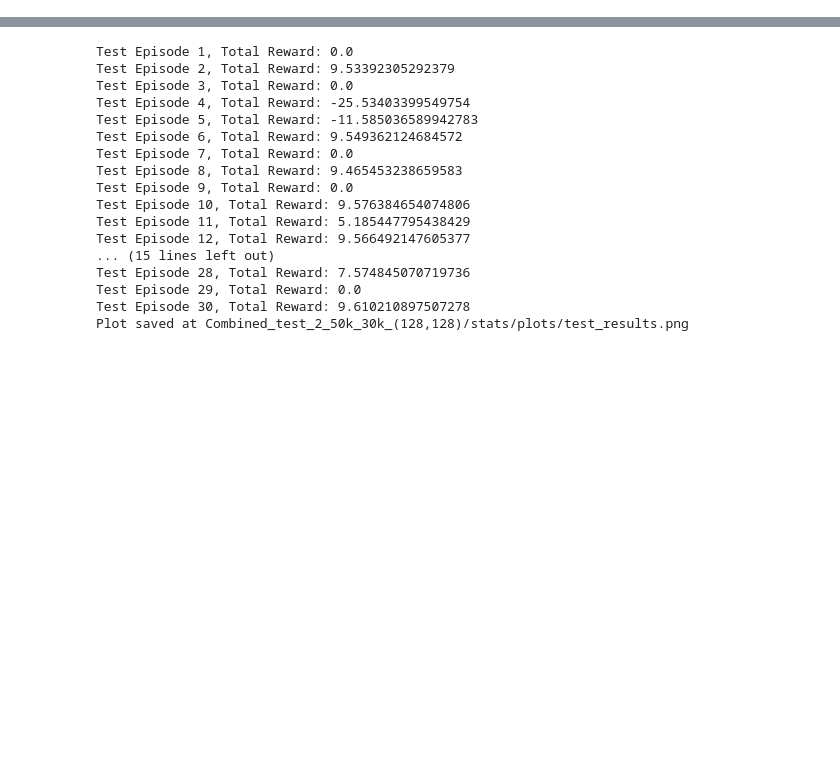
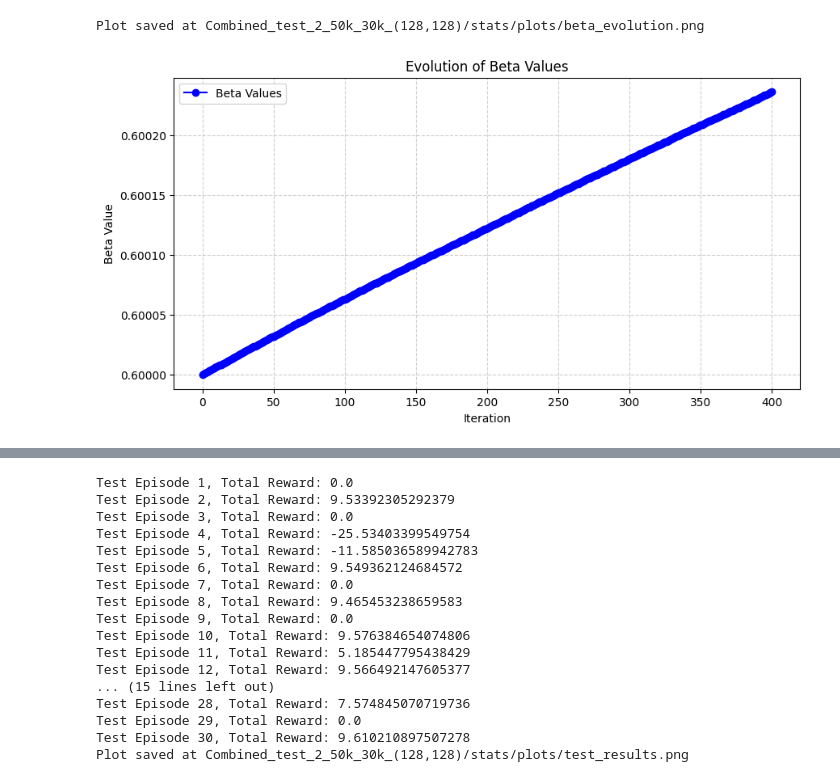
Before and after one commit to JoJoBarthold2/hockey-en-mallorca, a Jupyter notebook: src/hockey-env/test_agent_on_hockey_after_training.ipynb, the cells around one changed output, grey strips where cells are left out. Drawn from its saved outputs; the diff is of its cells as text; code cells hidden in the pictures; blank space fills up the shorter version.

Commit message:
fixed winrates and added more plotting functions

```diff
--- a/src/hockey-env/test_agent_on_hockey_after_training.ipynb
+++ b/src/hockey-env/test_agent_on_hockey_after_training.ipynb
@@ -47,0 +48,6 @@ Plot saved at Combined_test_2_50k_30k_(128,128)/stats/plots/losses_plot.png
+# %%
+betas = sf.load_betas(env_name)
+sf.plot_beta_evolution(env_name, betas)
+# %% [output]
+Plot saved at Combined_test_2_50k_30k_(128,128)/stats/plots/beta_evolution.png
+[figure, added]
```
Also changed, not shown: parts of 6 cells of this notebook, 6 other files.
